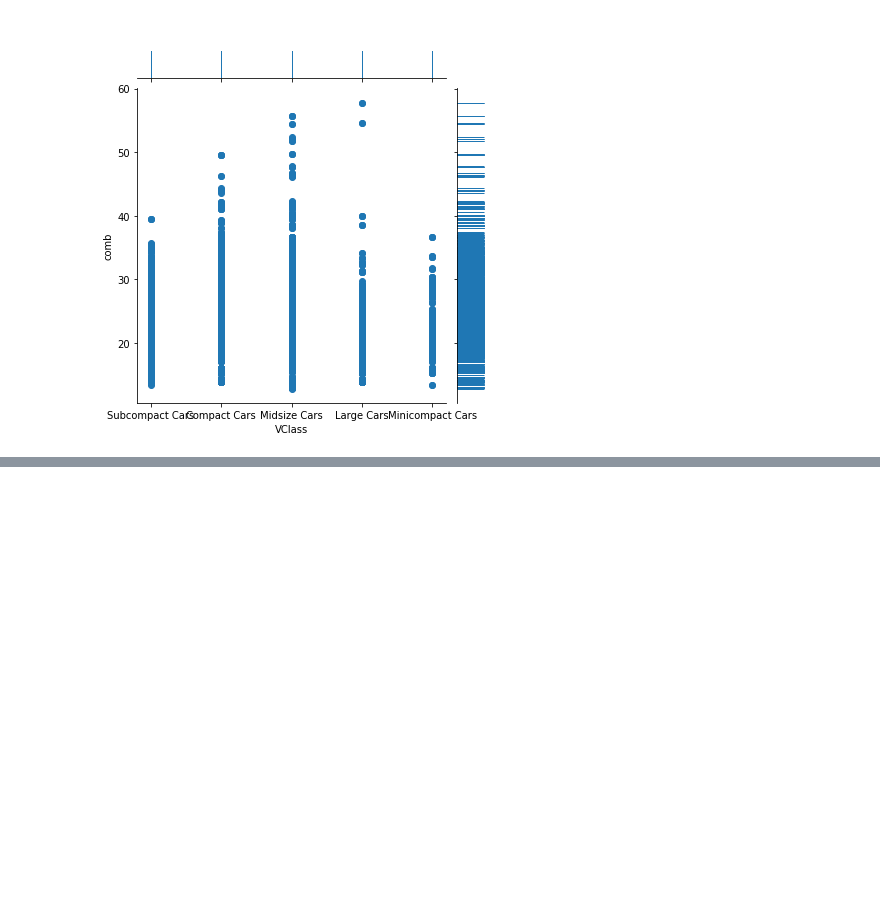
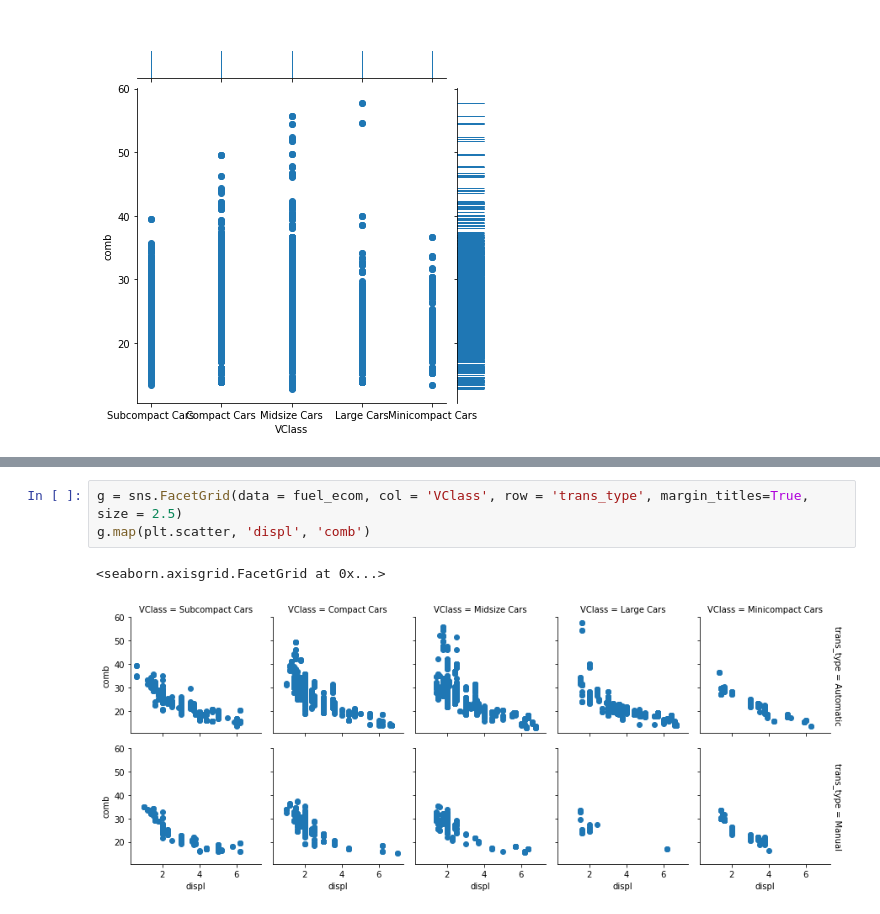
Before and after one commit to AlexWangVT/data_visual_course, a Jupyter notebook: bivariate.ipynb, the cells around one changed output, grey strips where cells are left out. Saved outputs shown, nothing was run; the diff lists cells and outputs as text; blank space fills up the shorter version.

```diff
--- a/bivariate.ipynb
+++ b/bivariate.ipynb
@@ -133,0 +136,6 @@ plt.legend(['Automatic', 'Manual'])
+# %%
+g = sns.FacetGrid(data = fuel_ecom, col = 'VClass', row = 'trans_type', margin_titles=True, size = 2.5)
+g.map(plt.scatter, 'displ', 'comb')
+# %% [output]
+<seaborn.axisgrid.FacetGrid at 0x...>
+[figure, added]
```
Also changed, not shown: parts of 8 cells of this notebook.
